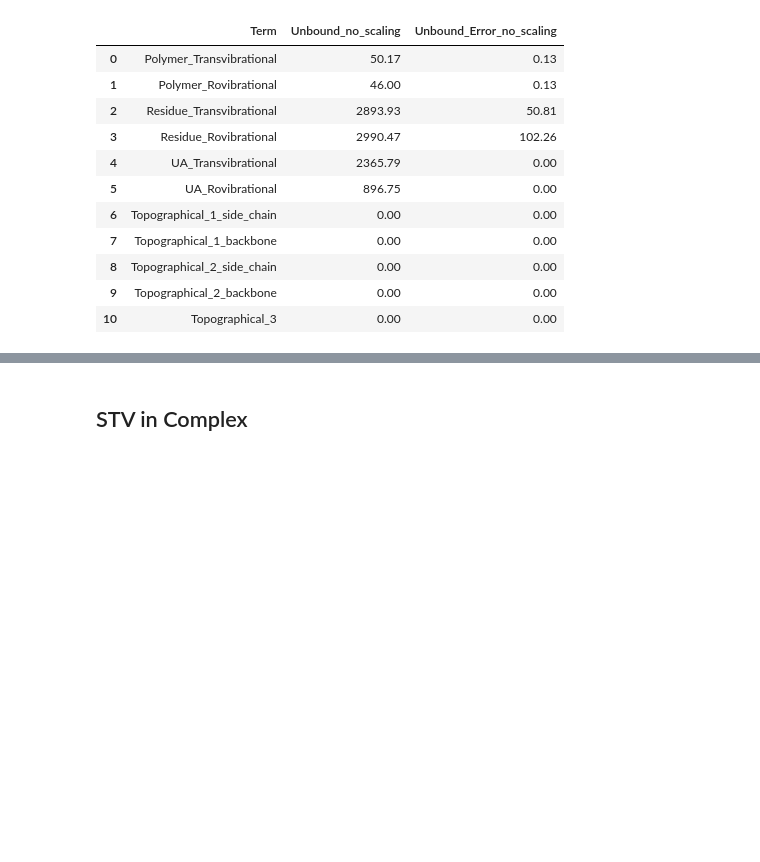
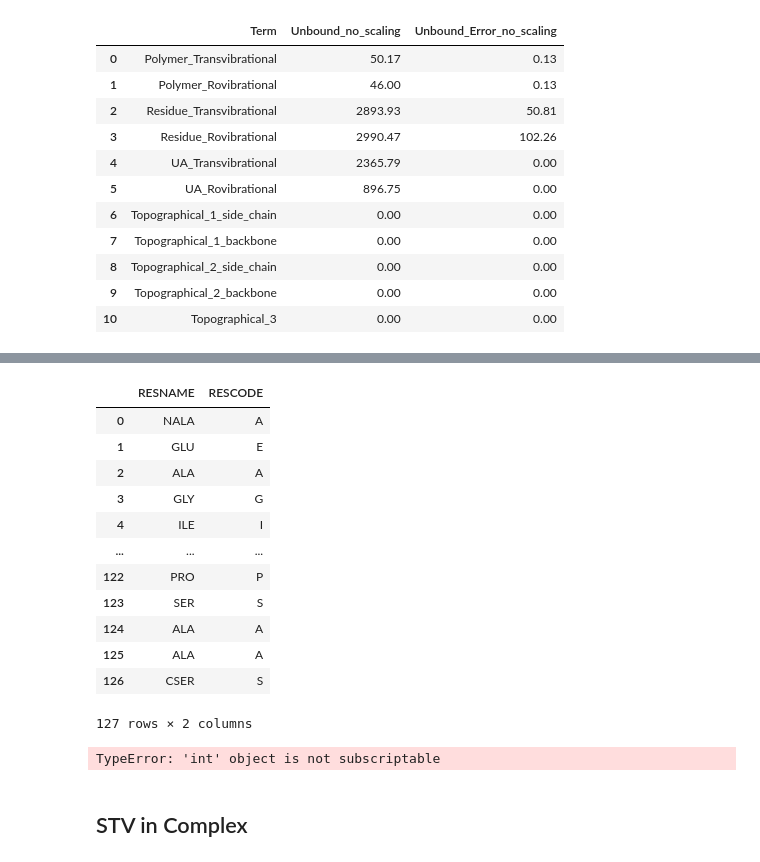
Before and after one commit to ioanaapapa/STV_BTN_Analysis, a Jupyter notebook: STV_BTN_Analysis.ipynb, the cells around one changed output, grey strips where cells are left out. Cells and saved outputs as stored; diff of their text form; code cells hidden in the pictures; blank space fills up the shorter version.

```diff
--- a/STV_BTN_Analysis.ipynb
+++ b/STV_BTN_Analysis.ipynb
@@ -11,3 +83,5 @@ colors = ["#003366" ,"#ff7518" ,"#ae0c00", "#4b0082", "#BCADE0","#177245" ,"#f4c
+# %%
+histidine_names = ["HIS", "HID", "HIE", "HIP"]
 # %%
 def avg_error(df):
     SDs= []
@@ -602,0 +745,3 @@ STV_comparison
+# %%
+all_residues = pd.read_table("old_traj/STV_unbound/res_names.out", names = ["RESNAMES"])
+res_names = all_residues.iloc[0:127]["RESNAMES"]
@@ -603,3 +763,39 @@ STV_comparison
+# %%
+res_codes = []
+for residue in  res_names:
+    if residue == "NALA":
+        res_codes.append("A")
+    elif residue == "CSER":
+        res_codes.append("S")
+    elif residue in histidine_names:
+        res_codes.append("H")
+    else:
+        res_codes.append(residue_1_letter_codes[residue])
+# %%
+df_STV_unbound_per_residue = pd.DataFrame()
+df_STV_unbound_per_residue["RESNAME"] = res_names
+df_STV_unbound_per_residue["RESCODE"] = res_codes
+# %%
+df_STV_unbound_per_residue
+# %% [output]
+|  | RESNAME | RESCODE |
+| 0 | NALA | A |
+| 1 | GLU | E |
+| 2 | ALA | A |
+| 3 | GLY | G |
+| 4 | ILE | I |
+| ... | ... | ... |
+| 122 | PRO | P |
+| 123 | SER | S |
+| 124 | ALA | A |
+| 125 | ALA | A |
+| 126 | CSER | S |
+127 rows × 2 columns
+# %%
+df_STV_unbound_per_residue["Transvibrational"] = average_per_residue (df_STV_unbound_transvib_per_residue)
+df_STV_unbound_per_residue["Rovibrational"] = average_per_residue (df_STV_unbound_rovib_per_residue)
+# %% [output]
+TypeError: 'int' object is not subscriptable
 # %% [markdown]
 ## STV in Complex
 # %%
```
Also changed, not shown: parts of 26 cells of this notebook, 42 other files.
